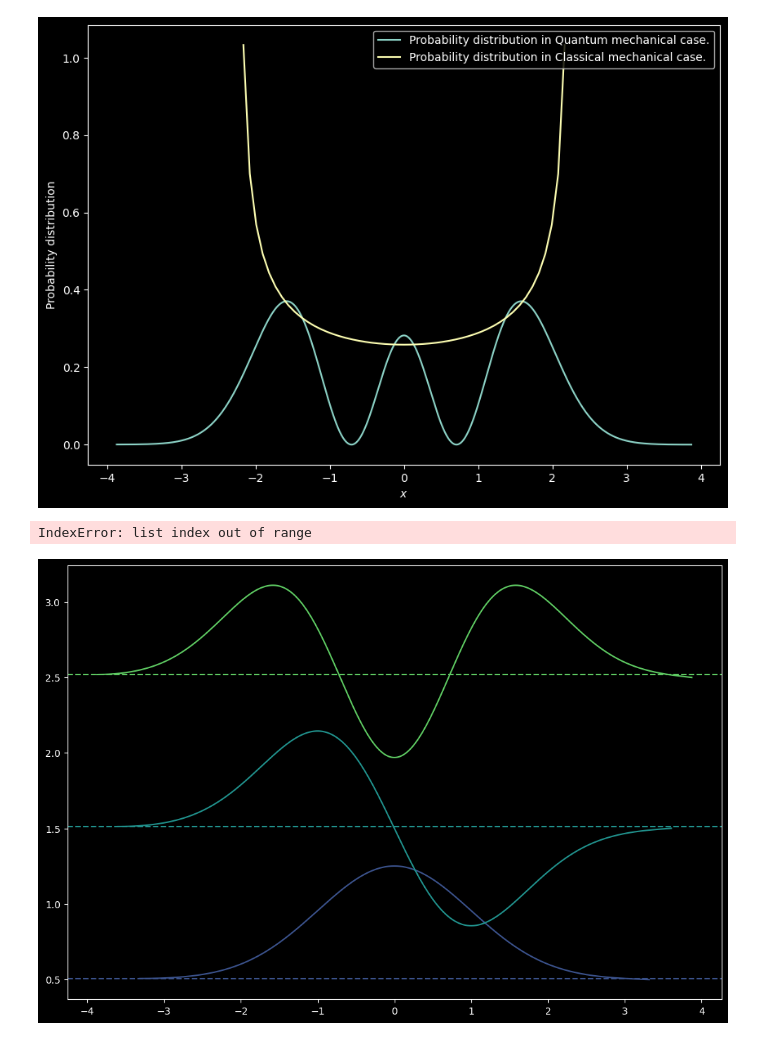
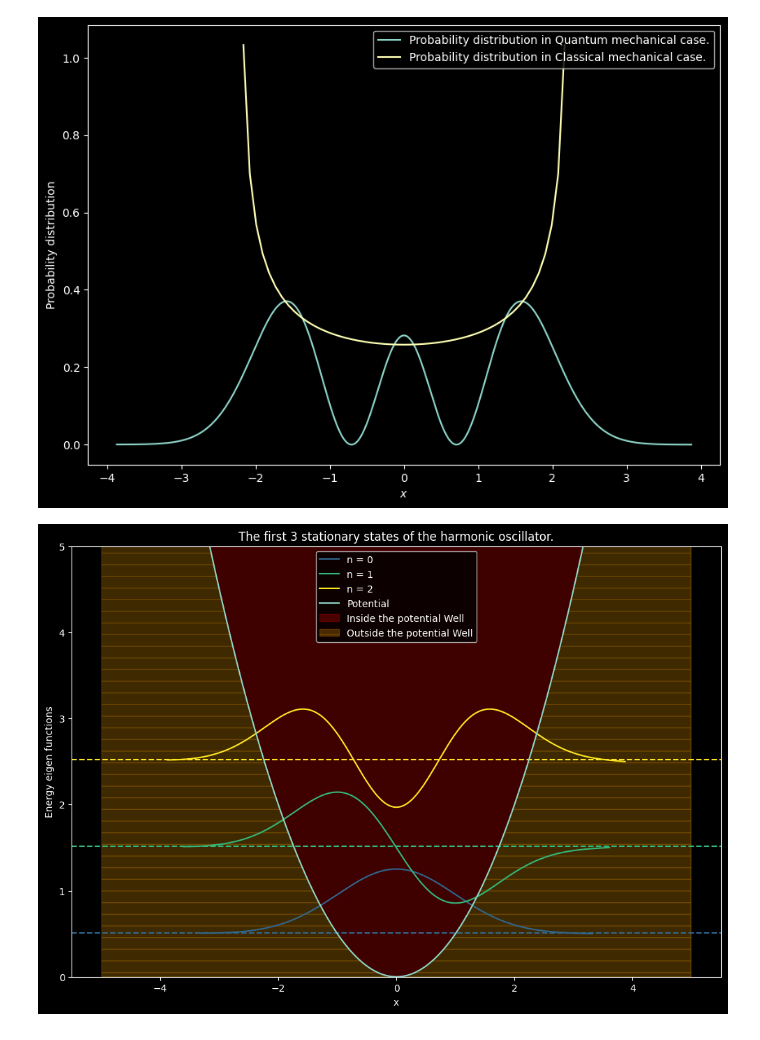
Before and after one commit to SuhasPK/My-Computational-Physics, a Jupyter notebook: Project-8/QM_Harmonic_oscillator/harmonic oscillator.ipynb, the cells around one changed output. Saved outputs shown, nothing was run; the diff lists cells and outputs as text; code cells hidden in the pictures.

Commit message:
corrected a small conflict with nmax value.

```diff
--- a/Project-8/QM_Harmonic_oscillator/harmonic oscillator.ipynb
+++ b/Project-8/QM_Harmonic_oscillator/harmonic oscillator.ipynb
@@ -211,7 +211,6 @@ def potential(x):
 # Parameters
 V = 0.5
 a = 5.0
-nmax = 4  # Assuming you have defined nmax somewhere in your code
 
 plt.figure(figsize=(12,8))
 
@@ -219,32 +218,31 @@ count = 1
 while count <= nmax:
     color = plt.cm.viridis(count / nmax)  # Choosing color based on count
 
     plt.plot(
         xvalues[count-1], eigen_functions[count-1][0], color=color, label=f'n = {count-1}'
     )
     plt.axhline(y=(eigen_functions[count-1][0][0]), linestyle='--', color=color)
 
     count = count + 1
 
 x = np.linspace(-a, a, 1000)
 
 # Plotting the parabola
 plt.plot(x, potential(x), label='Potential')
 
 # Filling the area outside the parabola with red color
 plt.fill_between(x, potential(x), 25, where=potential(x) >= 0, color='red', alpha=0.25, label='Inside the potential Well')
 plt.fill_between(x, potential(x), where=(-a < x) & (x < a), color='orange', alpha=0.25, hatch='-', label='Outside the potential Well')
 
 plt.ylim(0, nmax + 2)
 
 # Adding labels and legend
 plt.title("The first %d stationary states of the harmonic oscillator."%nmax)
 plt.xlabel('x')
 plt.ylabel('Energy eigen functions')
 plt.legend()
 
 # Display the plot
 plt.show()
 # %% [output]
-IndexError: list index out of range
-[figure, old version]
+[figure, new version]
```
